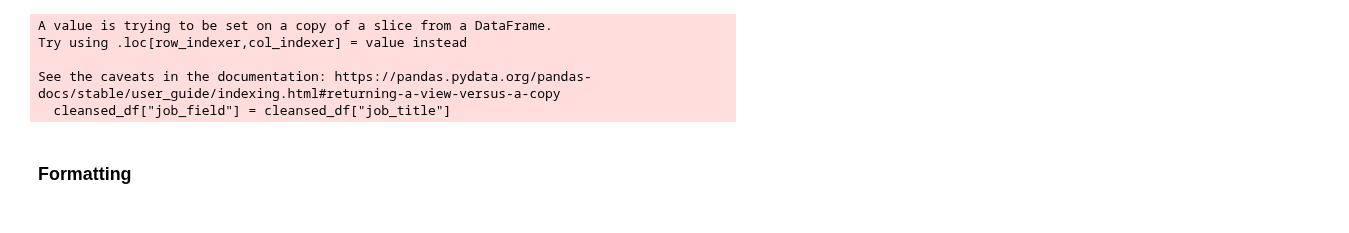
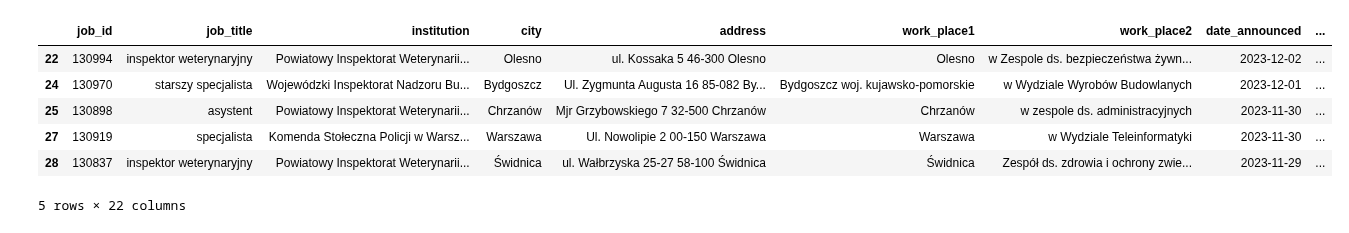
Before and after one commit to BERENZ/2024-mgr-sluzba-cywilna, a Jupyter notebook: Python/Code/Further_data_cleansing.ipynb, the cells around one changed output. Saved outputs shown, nothing was run; the diff lists cells and outputs as text; code cells hidden in the pictures.

Commit message:
Corrected position_category

```diff
--- a/Python/Code/Further_data_cleansing.ipynb
+++ b/Python/Code/Further_data_cleansing.ipynb
@@ -175,3 +192,16 @@ See the caveats in the documentation: https://pandas.pydata.org/pandas-docs/stab
+# %%
+# Dropping positions that I couldn't determine a category for.
+cleansed_df = cleansed_df[~cleansed_df['job_title'].isin(['dezynfektor', 'starszy instruktor'])]
+# %%
+cleansed_df.head()
+# %% [output]
+|  | job_id | job_title | institution | city | address | work_place1 | work_place2 | date_announced | ... |
+| 22 | 130994 | inspektor weterynaryjny | Powiatowy Inspektorat Weterynarii... | Olesno | ul. Kossaka 5 46-300 Olesno | Olesno | w Zespole ds. bezpieczeństwa żywn... | 2023-12-02 | ... |
+| 24 | 130970 | starszy specjalista | Wojewódzki Inspektorat Nadzoru Bu... | Bydgoszcz | Ul. Zygmunta Augusta 16 85-082 By... | Bydgoszcz woj. kujawsko-pomorskie | w Wydziale Wyrobów Budowlanych | 2023-12-01 | ... |
+| 25 | 130898 | asystent | Powiatowy Inspektorat Weterynarii... | Chrzanów | Mjr Grzybowskiego 7 32-500 Chrzanów | Chrzanów | w zespole ds. administracyjnych | 2023-11-30 | ... |
+| 27 | 130919 | specjalista | Komenda Stołeczna Policji w Warsz... | Warszawa | Ul. Nowolipie 2 00-150 Warszawa | Warszawa | w Wydziale Teleinformatyki | 2023-11-30 | ... |
+| 28 | 130837 | inspektor weterynaryjny | Powiatowy Inspektorat Weterynarii... | Świdnica | ul. Wałbrzyska 25-27 58-100 Świdnica | Świdnica | Zespół ds. zdrowia i ochrony zwie... | 2023-11-29 | ... |
+5 rows × 22 columns
 # %%
 # DETERMINING THE FIELD OF THE JOB
 
@@ -327,11 +357,3 @@ cleansed_df.loc[list(uncategorized_vet_df.index), 'job_field'] = 'vet'
 cleansed_df.loc[list(environment_protection_df.index), 'job_field'] = 'environment'
 cleansed_df.loc[list(uniformed_services_df.index), 'job_field'] = 'uniformed services'
 cleansed_df.loc[list(other_job_fields_df.index), 'job_field'] = 'other'
-# %% [output]
-A value is trying to be set on a copy of a slice from a DataFrame.
-Try using .loc[row_indexer,col_indexer] = value instead
-
-See the caveats in the documentation: https://pandas.pydata.org/pandas-docs/stable/user_guide/indexing.html#returning-a-view-versus-a-copy
-  cleansed_df["job_field"] = cleansed_df["job_title"]
-# %% [markdown]
-### Formatting
```
Also changed, not shown: parts of 9 cells of this notebook.
